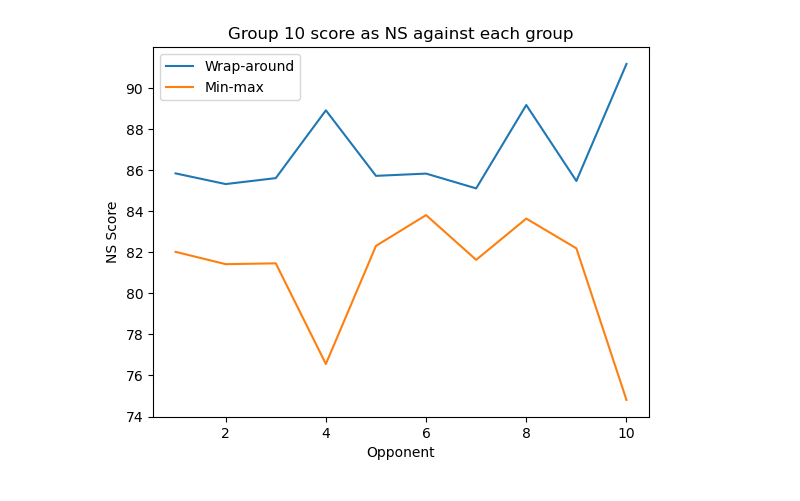
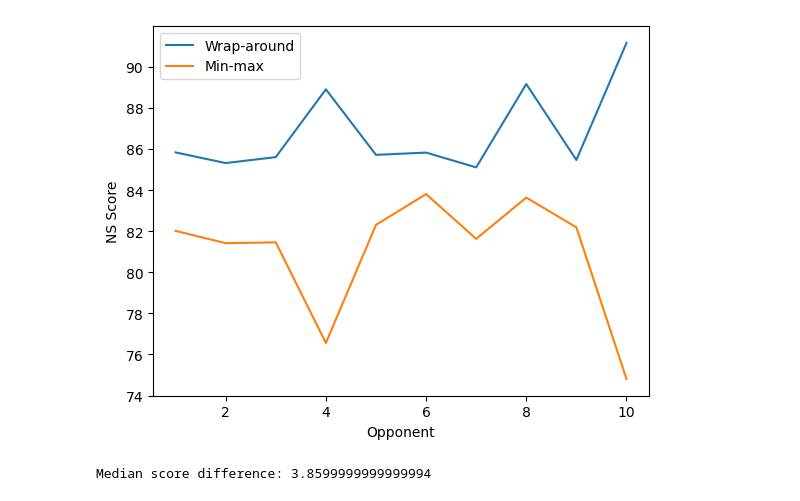
Before and after one commit to ArmanOzcan18/Guess-My-Hand, a Jupyter notebook: teams/wrap_analysis.ipynb, the cells around one changed output. Cells and saved outputs as stored; diff of their text form; code cells hidden in the pictures.

```diff
--- a/teams/wrap_analysis.ipynb
+++ b/teams/wrap_analysis.ipynb
@@ -192,13 +190,21 @@ scores_linear = [
 # %%
 # Graph first value of each tuple in scores_wrap and scores_linear as seperate lines
 opponents = np.arange(1, 11)
 plt.plot(opponents, [score[0] for score in scores_wrap], label='Wrap-around')
 plt.plot(opponents, [score[0] for score in scores_linear], label='Min-max')
 plt.xlabel('Opponent')
 plt.ylabel('NS Score')
-plt.title('Group 10 score as NS against each group')
 plt.legend()
 plt.savefig('scores.png')
 plt.show()
 # %% [output]
-[figure, old version]
+[figure, new version]
+# %%
+# Average score difference
+NS_scores_wrap = [score[0] for score in scores_wrap]
+NS_scores_linear = [score[0] for score in scores_linear]
+difference = np.array(NS_scores_wrap) - np.array(NS_scores_linear)
+average_difference = np.median(difference)
+print(f'Median score difference: {average_difference}')
+# %% [output]
+Median score difference: 3.8599999999999994
```
Also changed, not shown: parts of 3 cells of this notebook, 5 other files.
